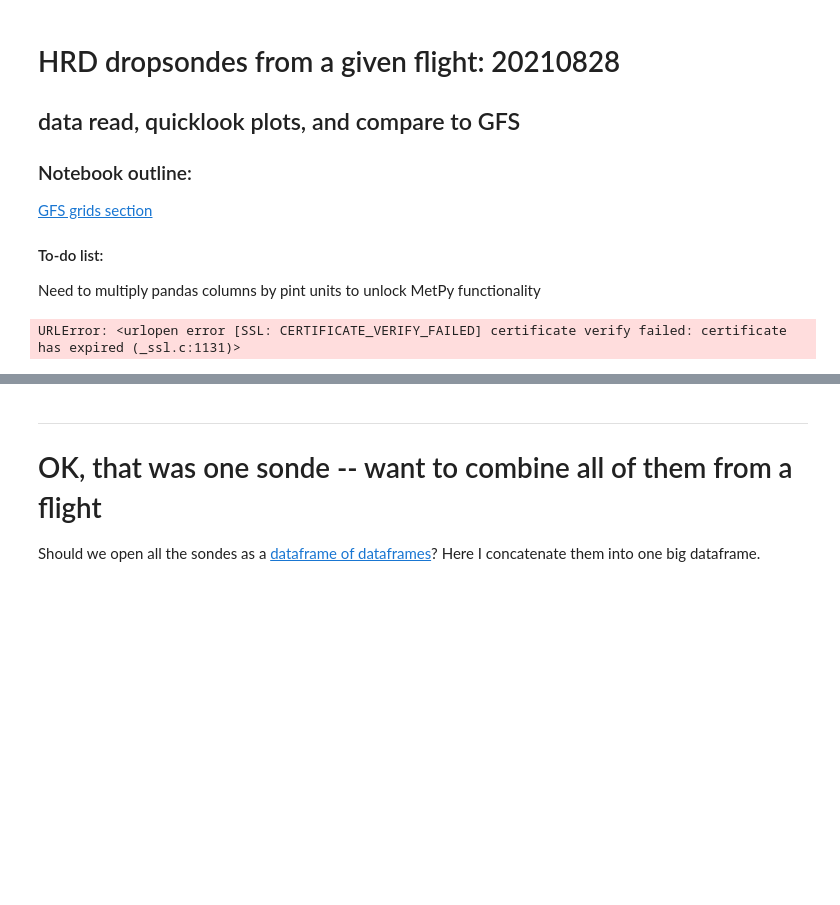
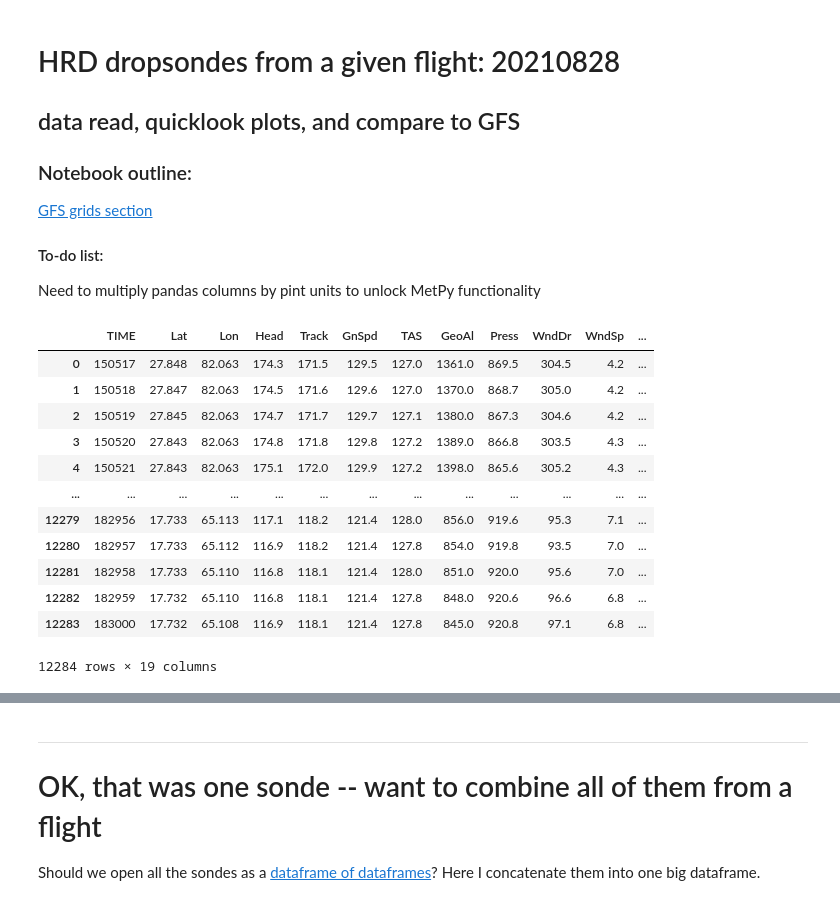
Before and after one commit to VictoriaPizzini/MPO624_2022, a Jupyter notebook: Notebooks/Victoria Folder/HRD_dropsondes.ipynb, the cells around one changed output, grey strips where cells are left out. Drawn from its saved outputs; the diff is of its cells as text; code cells hidden in the pictures; blank space fills up the shorter version.

```diff
--- a/Notebooks/Victoria Folder/HRD_dropsondes.ipynb
+++ b/Notebooks/Victoria Folder/HRD_dropsondes.ipynb
@@ -15,15 +15,27 @@ import metpy
 # %%
 # Dropsonde access:
 # https://seb.noaa.gov/pub/acdata/2021/AVAPS/20210828I1/ASPEN_DATA/D20210828_091908QC.frd
 # No need to download! read directly from the Web, it is small data.
 # I had to manually make column names,
-cnames = ['IX','t_s','P_mb','T_C','RH','Z_m','WD','WS_ms','U_ms','V_ms','NS','WZ_ms','ZW_m','FP','FT','FH','FW','LAT','LON']
+cnames = [ 'TIME'    ,   'Lat'    ,   'Lon'  ,   'Head'   ,'Track'     , 'GnSpd'   ,  'TAS'  ,  'GeoAl'  ,  'Press'  ,   'WndDr'   ,  'WndSp'   ,'Tempr' ,   'Dewpt' ,  'D Val'   ,  'RdAlt'  ,  'MixR'   , 'VtWnd'    , 'SfcPr'  ,  'ThetaE']
 
-filename = 'https://seb.noaa.gov/pub/acdata/2021/AVAPS/20210821H1/ASPEN_DATA/D20210821_095953.2QC.frd'
+filename = 'https://www.aoml.noaa.gov/ftp/hrd/data/flightlevel/2021/larry/20210905H1.1sec.txt'
 df = pd.read_csv(filename, skiprows=21, delim_whitespace=True, names=cnames)
 df
 # %% [output]
+|  | TIME | Lat | Lon | Head | Track | GnSpd | TAS | GeoAl | Press | WndDr | WndSp | ... |
+| 0 | 150517 | 27.848 | 82.063 | 174.3 | 171.5 | 129.5 | 127.0 | 1361.0 | 869.5 | 304.5 | 4.2 | ... |
+| 1 | 150518 | 27.847 | 82.063 | 174.5 | 171.6 | 129.6 | 127.0 | 1370.0 | 868.7 | 305.0 | 4.2 | ... |
+| 2 | 150519 | 27.845 | 82.063 | 174.7 | 171.7 | 129.7 | 127.1 | 1380.0 | 867.3 | 304.6 | 4.2 | ... |
+| 3 | 150520 | 27.843 | 82.063 | 174.8 | 171.8 | 129.8 | 127.2 | 1389.0 | 866.8 | 303.5 | 4.3 | ... |
+| 4 | 150521 | 27.843 | 82.063 | 175.1 | 172.0 | 129.9 | 127.2 | 1398.0 | 865.6 | 305.2 | 4.3 | ... |
+| ... | ... | ... | ... | ... | ... | ... | ... | ... | ... | ... | ... | ... |
+| 12279 | 182956 | 17.733 | 65.113 | 117.1 | 118.2 | 121.4 | 128.0 | 856.0 | 919.6 | 95.3 | 7.1 | ... |
+| 12280 | 182957 | 17.733 | 65.112 | 116.9 | 118.2 | 121.4 | 127.8 | 854.0 | 919.8 | 93.5 | 7.0 | ... |
+| 12281 | 182958 | 17.733 | 65.110 | 116.8 | 118.1 | 121.4 | 128.0 | 851.0 | 920.0 | 95.6 | 7.0 | ... |
+| 12282 | 182959 | 17.732 | 65.110 | 116.8 | 118.1 | 121.4 | 127.8 | 848.0 | 920.6 | 96.6 | 6.8 | ... |
+| 12283 | 183000 | 17.732 | 65.108 | 116.9 | 118.1 | 121.4 | 127.8 | 845.0 | 920.8 | 97.1 | 6.8 | ... |
-URLError: <urlopen error [SSL: CERTIFICATE_VERIFY_FAILED] certificate verify failed: certificate has expired (_ssl.c:1131)>
+12284 rows × 19 columns
 # %%
 # replace -999 values with NaN mask
 df.mask((df <= -900), inplace=True)
```
Also changed, not shown: parts of 5 cells of this notebook, 13 other files.
